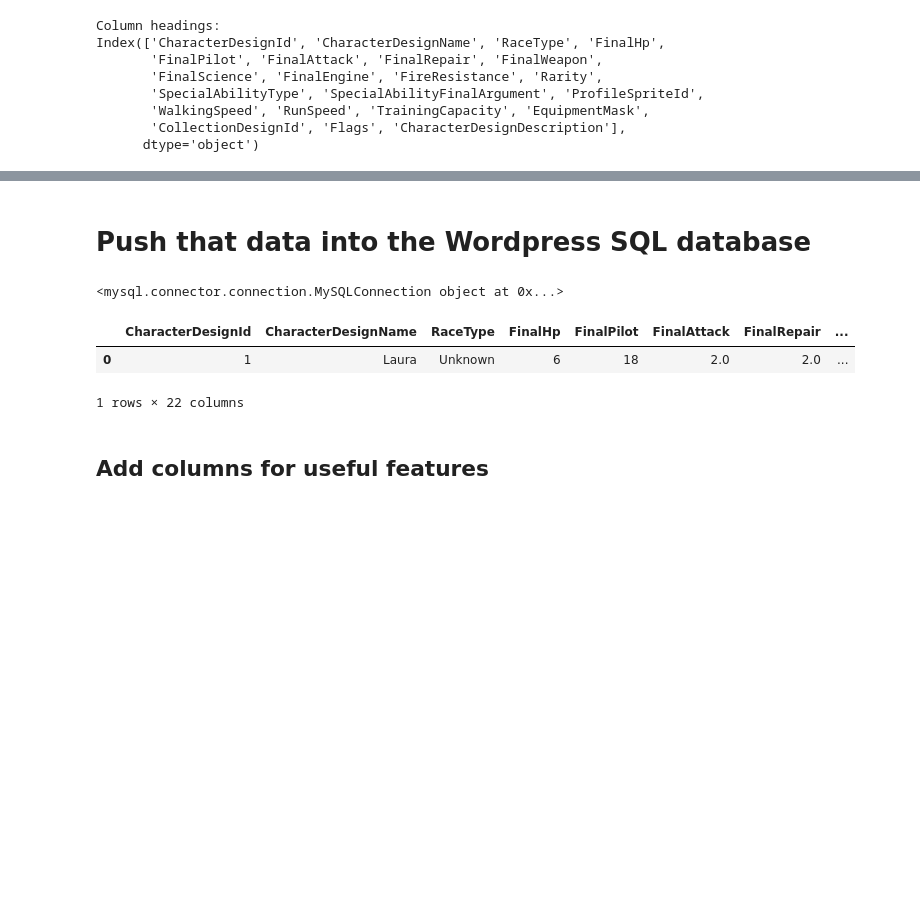
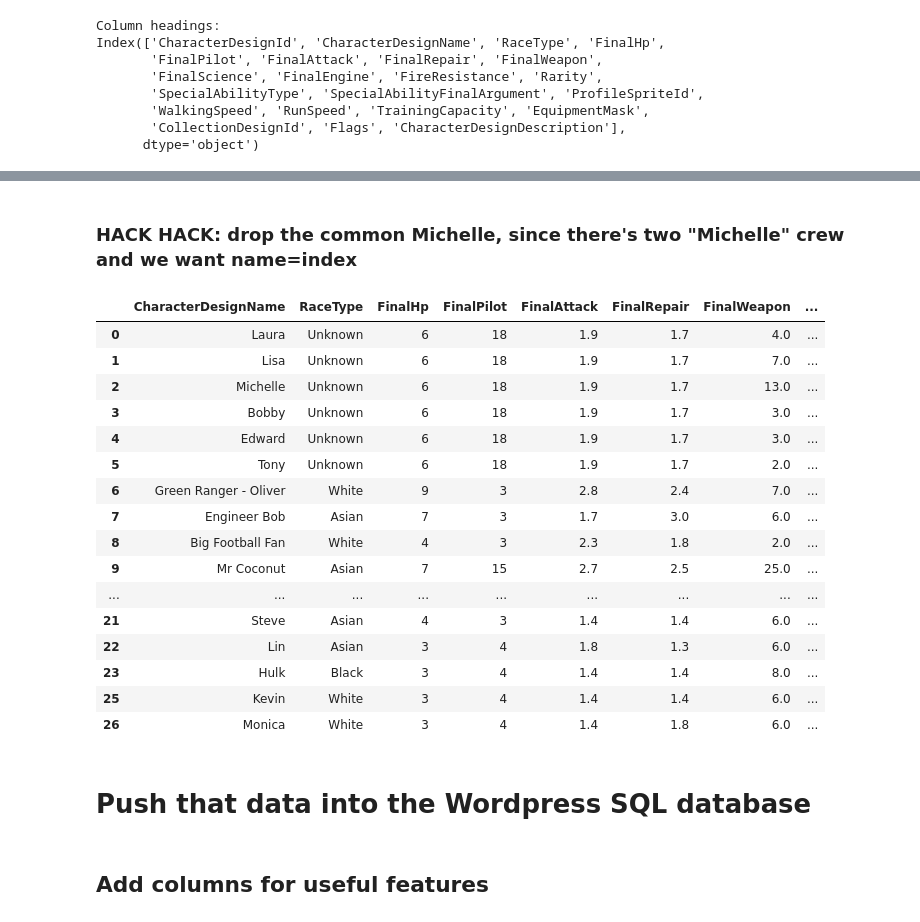
Before and after one commit to KrissyG-hub/PPG, a Jupyter notebook: CrewAPI_pullTest.ipynb, the cells around one changed output, grey strips where cells are left out. Saved outputs shown, nothing was run; the diff lists cells and outputs as text; code cells hidden in the pictures; blank space fills up the shorter version.

```diff
--- a/CrewAPI_pullTest.ipynb
+++ b/CrewAPI_pullTest.ipynb
@@ -179,3 +190,28 @@ crew_df.head()
+# %% [markdown]
+### HACK HACK: drop the common Michelle, since there's two "Michelle" crew and we want name=index
+# %%
+row = crew_df.query('CharacterDesignName=="Michelle" & Rarity=="Common"').index
+crew_df.drop(row, axis=0, inplace=True)
+
+crew_df.head(26)
+# %% [output]
+|  | CharacterDesignName | RaceType | FinalHp | FinalPilot | FinalAttack | FinalRepair | FinalWeapon | ... |
+| 0 | Laura | Unknown | 6 | 18 | 1.9 | 1.7 | 4.0 | ... |
+| 1 | Lisa | Unknown | 6 | 18 | 1.9 | 1.7 | 7.0 | ... |
+| 2 | Michelle | Unknown | 6 | 18 | 1.9 | 1.7 | 13.0 | ... |
+| 3 | Bobby | Unknown | 6 | 18 | 1.9 | 1.7 | 3.0 | ... |
+| 4 | Edward | Unknown | 6 | 18 | 1.9 | 1.7 | 3.0 | ... |
+| 5 | Tony | Unknown | 6 | 18 | 1.9 | 1.7 | 2.0 | ... |
+| 6 | Green Ranger - Oliver | White | 9 | 3 | 2.8 | 2.4 | 7.0 | ... |
+| 7 | Engineer Bob | Asian | 7 | 3 | 1.7 | 3.0 | 6.0 | ... |
+| 8 | Big Football Fan | White | 4 | 3 | 2.3 | 1.8 | 2.0 | ... |
+| 9 | Mr Coconut | Asian | 7 | 15 | 2.7 | 2.5 | 25.0 | ... |
+| ... | ... | ... | ... | ... | ... | ... | ... | ... |
+| 21 | Steve | Asian | 4 | 3 | 1.4 | 1.4 | 6.0 | ... |
+| 22 | Lin | Asian | 3 | 4 | 1.8 | 1.3 | 6.0 | ... |
+| 23 | Hulk | Black | 3 | 4 | 1.4 | 1.4 | 8.0 | ... |
+| 25 | Kevin | White | 3 | 4 | 1.4 | 1.4 | 6.0 | ... |
+| 26 | Monica | White | 3 | 4 | 1.4 | 1.8 | 6.0 | ... |
 # %% [markdown]
 # Push that data into the Wordpress SQL database
 # %%
@@ -184,20 +222,24 @@ crew_df.head()
 # %%
 import mysql.connector
+from sqlalchemy import create_engine
 
-db = mysql.connector.connect(host='162.241.219.104', user='pixelpg4_rigging', passwd='PIXs@tt03fl', db='pixelpg4_crew')
-print(db)
+#db = mysql.connector.connect(host='162.241.219.104', user='pixelpg4_rigging', passwd='PIXs@tt03fl', db='pixelpg4_crew')
+#print(db)
 
-crewstats_db = pd.read_sql_query("select * from crew_stats", db)
+#crewstats_db = pd.read_sql_query("select * from crew_stats", db)
+#print(crewstats_db.head())
 
-db.close()
+engine = create_engine('mysql://pixelpg4_rigging:PIXs@tt03fl@162.241.219.104/pixelpg4_crew', echo=False)
+
+# r = engine.execute('select * from crew_stats')
+# print(r)
+
+crew_df.to_sql('crew_stats', con=engine, if_exists='replace')
+# r = engine.execute('select * from crew_stats')
+# print(r)
+
+engine.dispose()
+# db.close()
-# %% [output]
-<mysql.connector.connection.MySQLConnection object at 0x...>
-# %%
-crewstats_db.head()
-# %% [output]
-|  | CharacterDesignId | CharacterDesignName | RaceType | FinalHp | FinalPilot | FinalAttack | FinalRepair | ... |
-| 0 | 1 | Laura | Unknown | 6 | 18 | 2.0 | 2.0 | ... |
-1 rows × 22 columns
 # %% [markdown]
 ## Add columns for useful features
 # %% [markdown]
```
Also changed, not shown: parts of 13 cells of this notebook, 1 other file.
